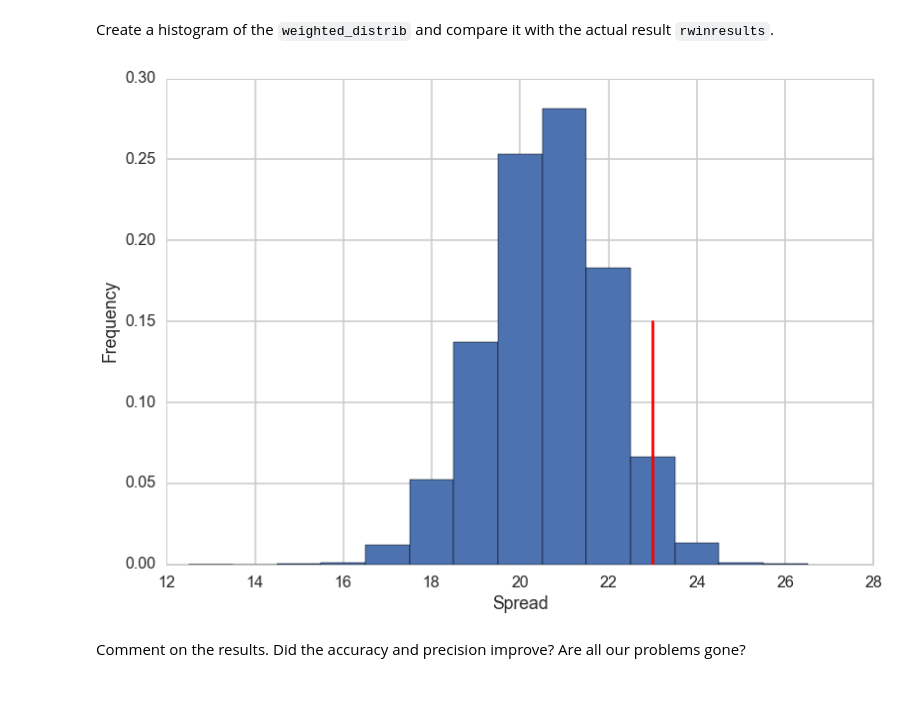
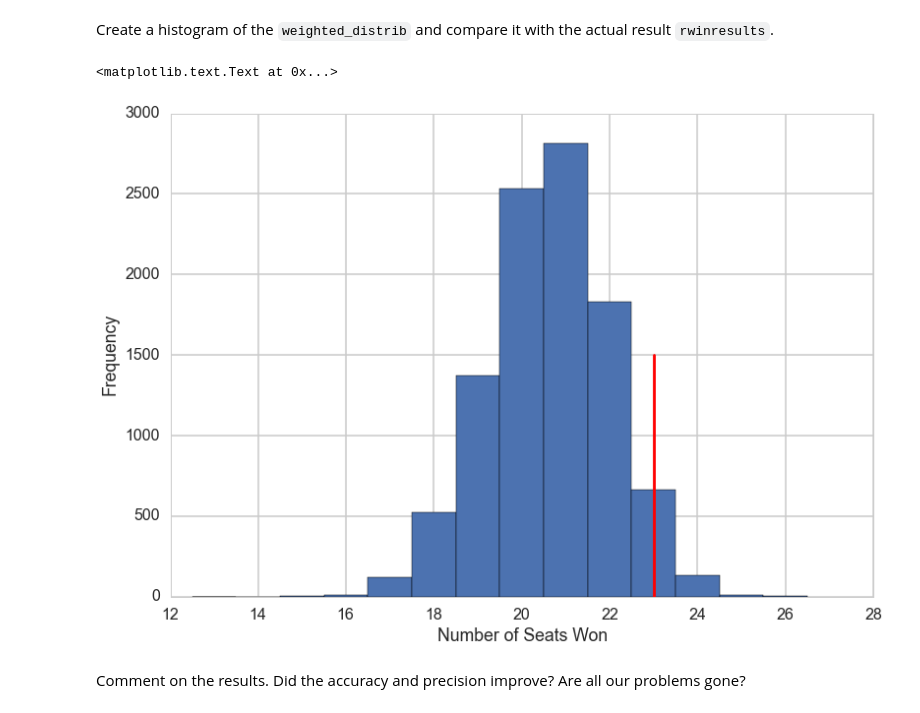
Before and after one commit to ciyer64/cs109-hw, a Jupyter notebook: hw2.ipynb, the cells around one changed output. Cells and saved outputs as stored; diff of their text form; code cells hidden in the pictures.

```diff
--- a/hw2.ipynb
+++ b/hw2.ipynb
@@ -628,12 +630,13 @@ Create a histogram of the `weighted_distrib` and compare it with the actual resu
 # %%
 #your code here
 bins = np.linspace(13,27,15)
-plt.hist(weighted_distrib, bins, label='simulations', align='left', normed=True)
+plt.hist(weighted_distrib, bins, label='simulations', align='left')
 plt.axvline(rwinresults, 0, .5, color='r', label='Actual Outcome')
-ylabel = plt.xlabel("Spread")
-xlabel = plt.ylabel("Frequency")
+plt.ylabel("Frequency")
+plt.xlabel("Number of Seats Won")
 # %% [output]
+<matplotlib.text.Text at 0x...>
-[figure, old version]
+[figure, new version]
 # %% [markdown]
 Comment on the results. Did the accuracy and precision improve? Are all our problems gone?
 # %% [markdown]
```
Also changed, not shown: parts of 2 cells of this notebook, 3 other files.
